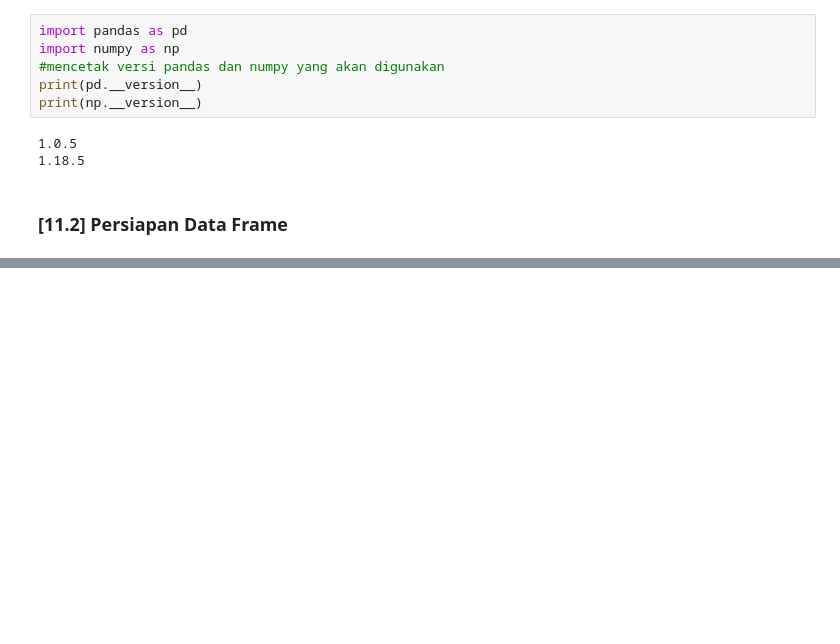
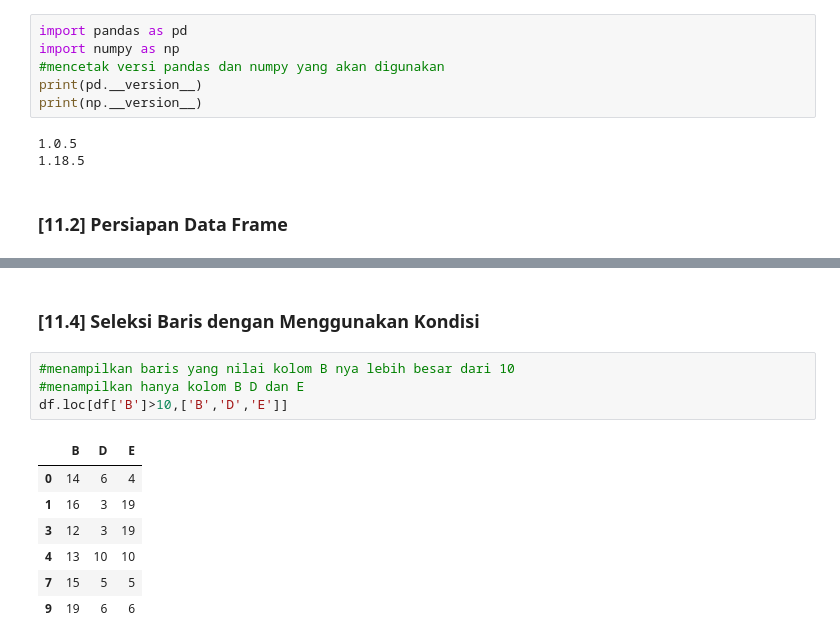
Before and after one commit to meilindazheng/VisualisasiData-Pandas, a Jupyter notebook: Pandas-Week03.ipynb, the cells around one changed output, grey strips where cells are left out. Drawn from its saved outputs; the diff is of its cells as text; blank space fills up the shorter version.

```diff
--- a/Pandas-Week03.ipynb
+++ b/Pandas-Week03.ipynb
@@ -165,0 +177,14 @@ df
+# %% [markdown]
+### [11.4] Seleksi Baris dengan Menggunakan Kondisi
+# %%
+#menampilkan baris yang nilai kolom B nya lebih besar dari 10
+#menampilkan hanya kolom B D dan E
+df.loc[df['B']>10,['B','D','E']]
+# %% [output]
+|  | B | D | E |
+| 0 | 14 | 6 | 4 |
+| 1 | 16 | 3 | 19 |
+| 3 | 12 | 3 | 19 |
+| 4 | 13 | 10 | 10 |
+| 7 | 15 | 5 | 5 |
+| 9 | 19 | 6 | 6 |
```
Also changed, not shown: parts of 16 cells of this notebook.
